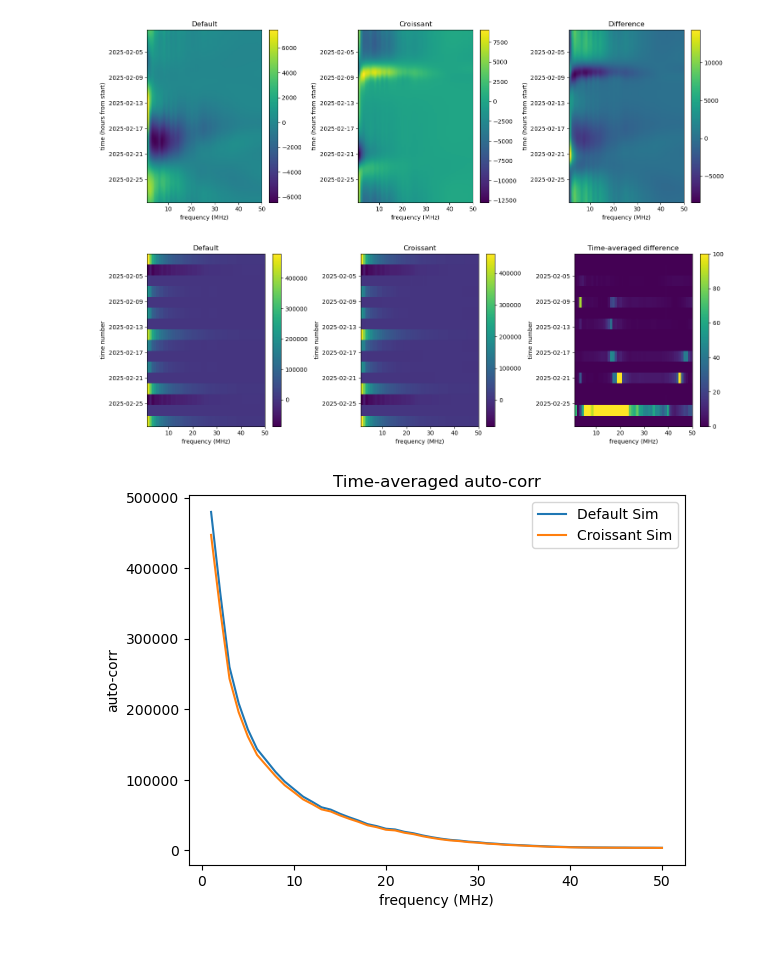
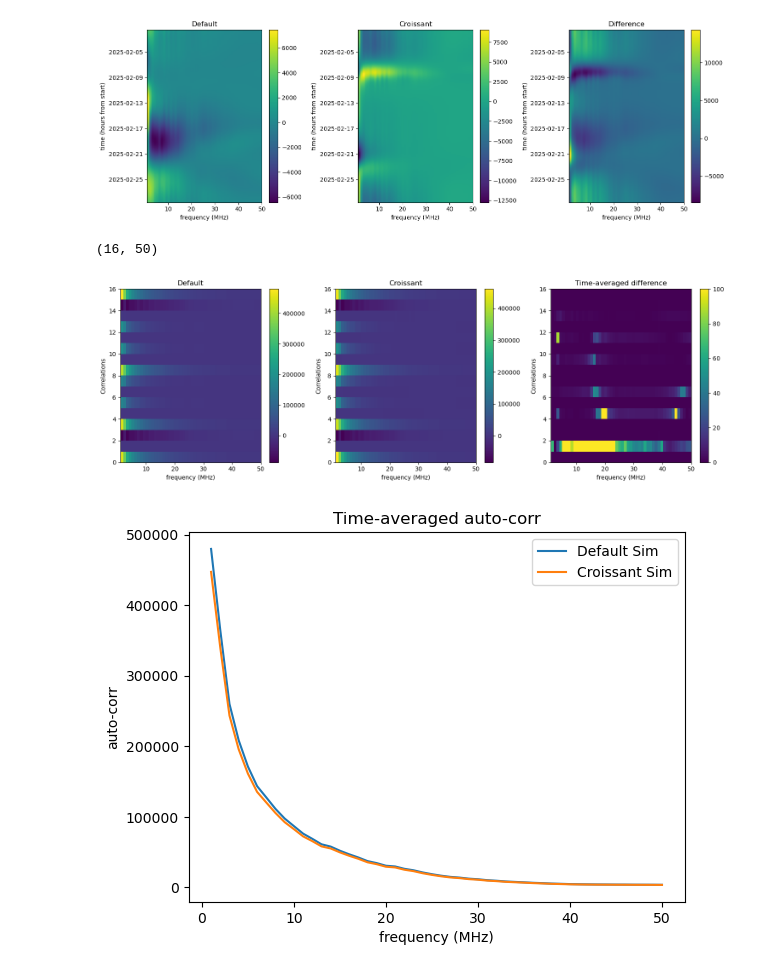
Before and after one commit to lusee-night/luseepy, a Jupyter notebook: simulation/output/plot_default_vs_cro_sims.ipynb, the cells around one changed output. Saved outputs shown, nothing was run; the diff lists cells and outputs as text; code cells hidden in the pictures; blank space fills up the shorter version.

```diff
--- a/simulation/output/plot_default_vs_cro_sims.ipynb
+++ b/simulation/output/plot_default_vs_cro_sims.ipynb
@@ -71,32 +71,36 @@ def freq_avg(D):
 
 D_avg = time_avg(D)
 D_avg_cro = time_avg(D_cro)
+# %%
+D_avg.shape
+# %% [output]
+(16, 50)
 # %%
 plt.figure(figsize=(15,5))
 plt.subplot(131)
-plt.imshow(D_avg, aspect='auto', extent=(D.freq[0], D.freq[-1], time_default[-1], time_default[0]))
+plt.imshow(D_avg, aspect='auto', extent=(D.freq[0], D.freq[-1], 0,16))
 plt.xlabel('frequency (MHz)')
-plt.ylabel('time number')
+plt.ylabel('Correlations')
 plt.title('Default')
 plt.colorbar()
 
 plt.subplot(132)
-plt.imshow(D_avg_cro, aspect='auto', extent=(D.freq[0], D.freq[-1], time_cro[-1], time_cro[0]))
+plt.imshow(D_avg_cro, aspect='auto', extent=(D.freq[0], D.freq[-1], 0,16))
 plt.xlabel('frequency (MHz)')
-plt.ylabel('time number')
+plt.ylabel('Correlations')
 plt.title('Croissant')
 plt.colorbar()
 
 
 plt.subplot(133)
-plt.imshow(np.abs(D_avg-D_avg_cro)/np.abs(D_avg), aspect='auto', extent=(D.freq[0], D.freq[-1], time_default[-1], time_default[0]), clim=([0,100]))
+plt.imshow(np.abs(D_avg-D_avg_cro)/np.abs(D_avg), aspect='auto', extent=(D.freq[0], D.freq[-1], 0,16), clim=([0,100]))
 plt.colorbar()
 plt.xlabel('frequency (MHz)')
-plt.ylabel('time number')
+plt.ylabel('Correlations')
 plt.title('Time-averaged difference')
 plt.tight_layout()
 # %% [output]
-[figure, old version]
+[figure, new version]
 # %%
 plt.plot(D.freq,D_avg[0], label='Default Sim')
 plt.plot(D.freq,D_avg_cro[0], label='Croissant Sim')
```
Also changed, not shown: parts of 6 cells of this notebook, 5 other files.
